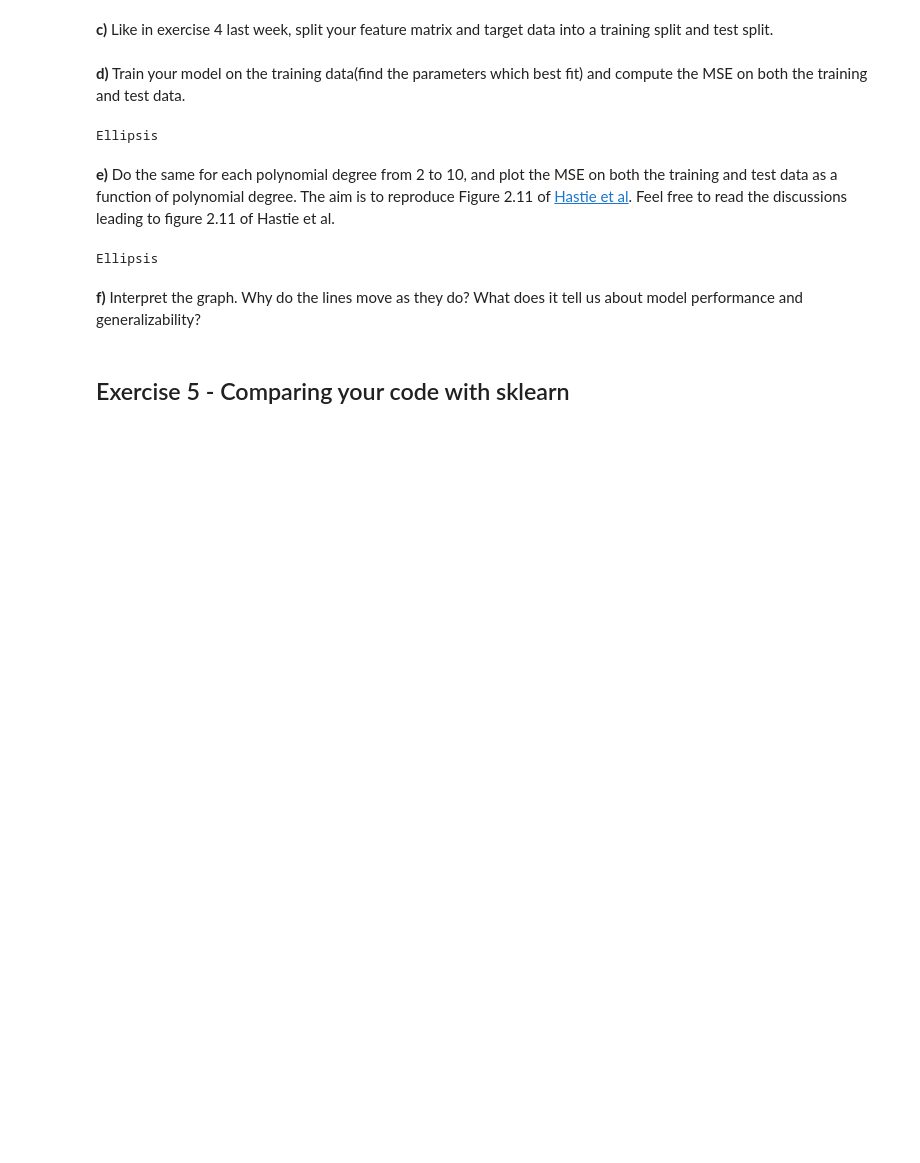
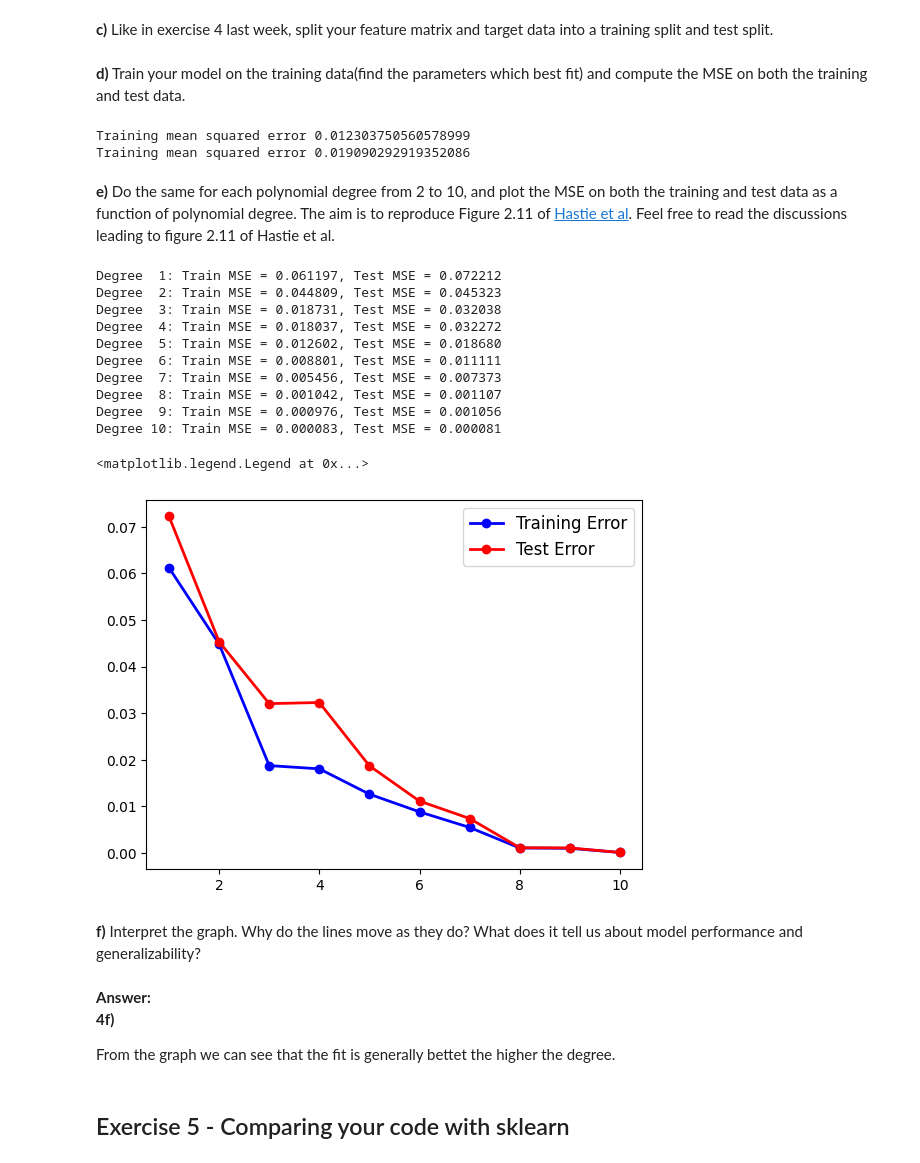
Before and after one commit to EiHol/FYSSTK3155, a Jupyter notebook: Week35/Notebook_W35.ipynb, the cells around one changed output. Cells and saved outputs as stored; diff of their text form; code cells hidden in the pictures; blank space fills up the shorter version.

```diff
--- a/Week35/Notebook_W35.ipynb
+++ b/Week35/Notebook_W35.ipynb
@@ -223,6 +255,6 @@ def polynomial_features(x, p):
 # %%
 from sklearn.model_selection import train_test_split
 
-#X_train, X_test, y_train, y_test = ...
+X_train, X_test, y_train, y_test = train_test_split(X, y)
 # %% [markdown]
 **d)** Train your model on the training data(find the parameters which best fit) and compute the MSE on both the training and test data.
@@ -229,15 +267,80 @@ from sklearn.model_selection import train_test_split
 # %%
-...
+# Calculating beta (theta) for the training data
+beta = OLS_parameters(X_train, y_train)
+
+# Finding ytilde based on the training features and beta
+ytilde = X_train @ beta
+
+# Calculating training MSE
+MES_train = MSE(y_train, ytilde)
+print("Training mean squared error", MES_train)
+
+# Calculating test MSE
+ypredict = X_test @ beta
+MES_test = MSE(y_test, ypredict)
+print("Training mean squared error", MES_test)
 # %% [output]
-Ellipsis
+Training mean squared error 0.012303750560578999
+Training mean squared error 0.019090292919352086
 # %% [markdown]
 **e)** Do the same for each polynomial degree from 2 to 10, and plot the MSE on both the training and test data as a function of polynomial degree. The aim is to reproduce Figure 2.11 of [Hastie et al](https://github.com/CompPhysics/MLErasmus/blob/master/doc/Textbooks/elementsstat.pdf). Feel free to read the discussions leading to figure 2.11 of Hastie et al.
 # %%
-...
+import matplotlib.pyplot as plt
+
+degrees = range(1, 11)  # 1 to 10 as requested (2 to 10 would be range(2, 11))
+MSE_train = []
+MSE_test = []
+
+x_train, x_test, y_train, y_test = train_test_split(x, y)
+
+# Iterating over all degrees
+for degree in degrees:
+
+    # Create design matrices for current polynomial degree using original 1D arrays
+    X_train = polynomial_features(x_train, degree)
+    X_test = polynomial_features(x_test, degree)
+
+    # Train the model (find optimal parameters)
+    beta = OLS_parameters(X_train, y_train)
+
+    # Make predictions
+    y_train_pred = X_train @ beta
+    y_test_pred = X_test @ beta
+
+    # Calculate MSE for both training and test data
+    train_mse_current = MSE(y_train, y_train_pred)
+    test_mse_current = MSE(y_test, y_test_pred)
+
+    # Store results
+    MSE_train.append(train_mse_current)
+    MSE_test.append(test_mse_current)
+
+    # Print results
+    print(f"Degree {degree:2d}: Train MSE = {train_mse_current:.6f}, Test MSE = {test_mse_current:.6f}")
+
+plt.plot(degrees, MSE_train, 'o-', color='blue', label='Training Error', linewidth=2, markersize=6)
+plt.plot(degrees, MSE_test, 'o-', color='red', label='Test Error', linewidth=2, markersize=6)
+plt.legend(fontsize=12)
 # %% [output]
-Ellipsis
+Degree  1: Train MSE = 0.061197, Test MSE = 0.072212
+Degree  2: Train MSE = 0.044809, Test MSE = 0.045323
+Degree  3: Train MSE = 0.018731, Test MSE = 0.032038
+Degree  4: Train MSE = 0.018037, Test MSE = 0.032272
+Degree  5: Train MSE = 0.012602, Test MSE = 0.018680
+Degree  6: Train MSE = 0.008801, Test MSE = 0.011111
+Degree  7: Train MSE = 0.005456, Test MSE = 0.007373
+Degree  8: Train MSE = 0.001042, Test MSE = 0.001107
+Degree  9: Train MSE = 0.000976, Test MSE = 0.001056
+Degree 10: Train MSE = 0.000083, Test MSE = 0.000081
+<matplotlib.legend.Legend at 0x...>
+[figure, added]
 # %% [markdown]
 **f)** Interpret the graph. Why do the lines move as they do? What does it tell us about model performance and generalizability?
+# %% [markdown]
+**Answer:**\
+**4f)**
+
+From the graph we can see that the fit is generally bettet the higher the degree.
 # %% [markdown]
 ## Exercise 5 - Comparing your code with sklearn
 # %% [markdown]
```
Also changed, not shown: parts of 6 cells of this notebook, 1 other file.
